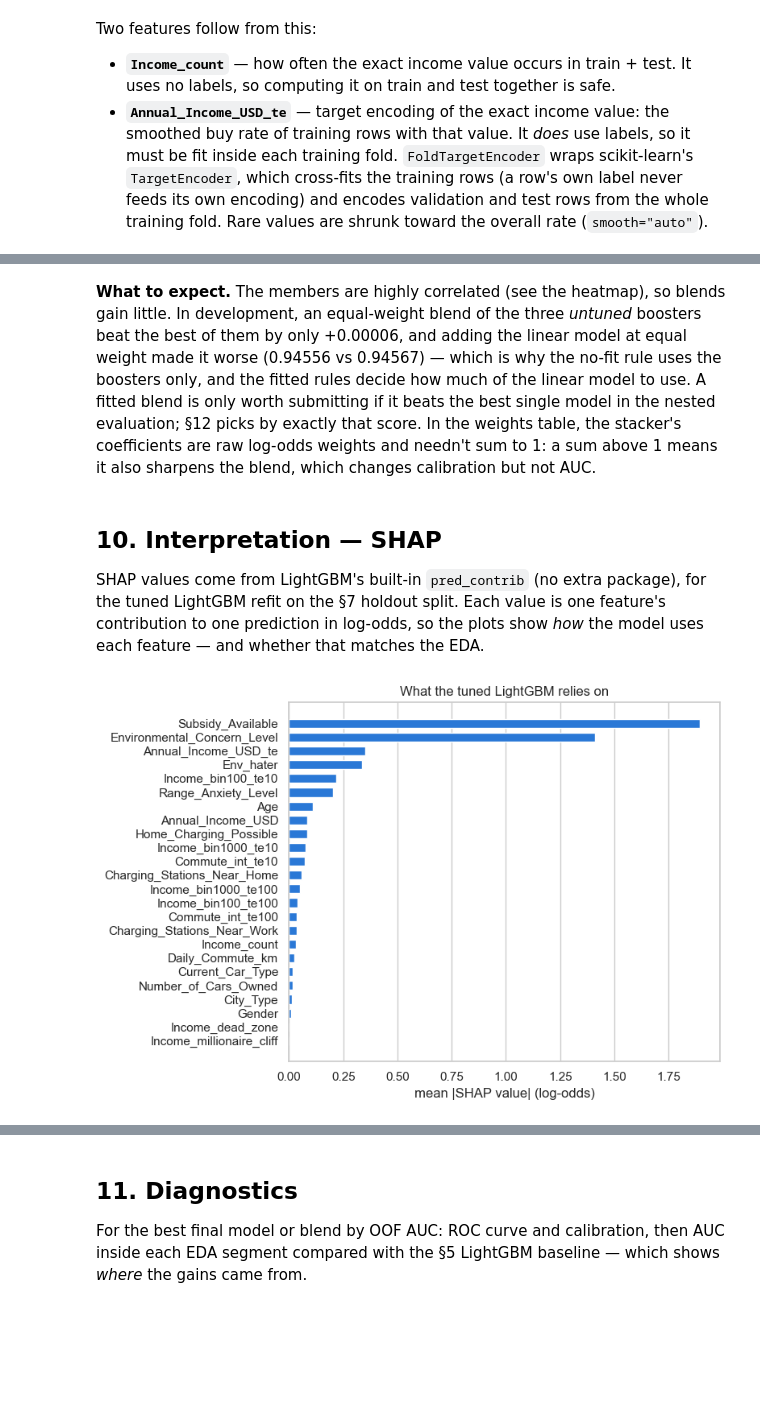
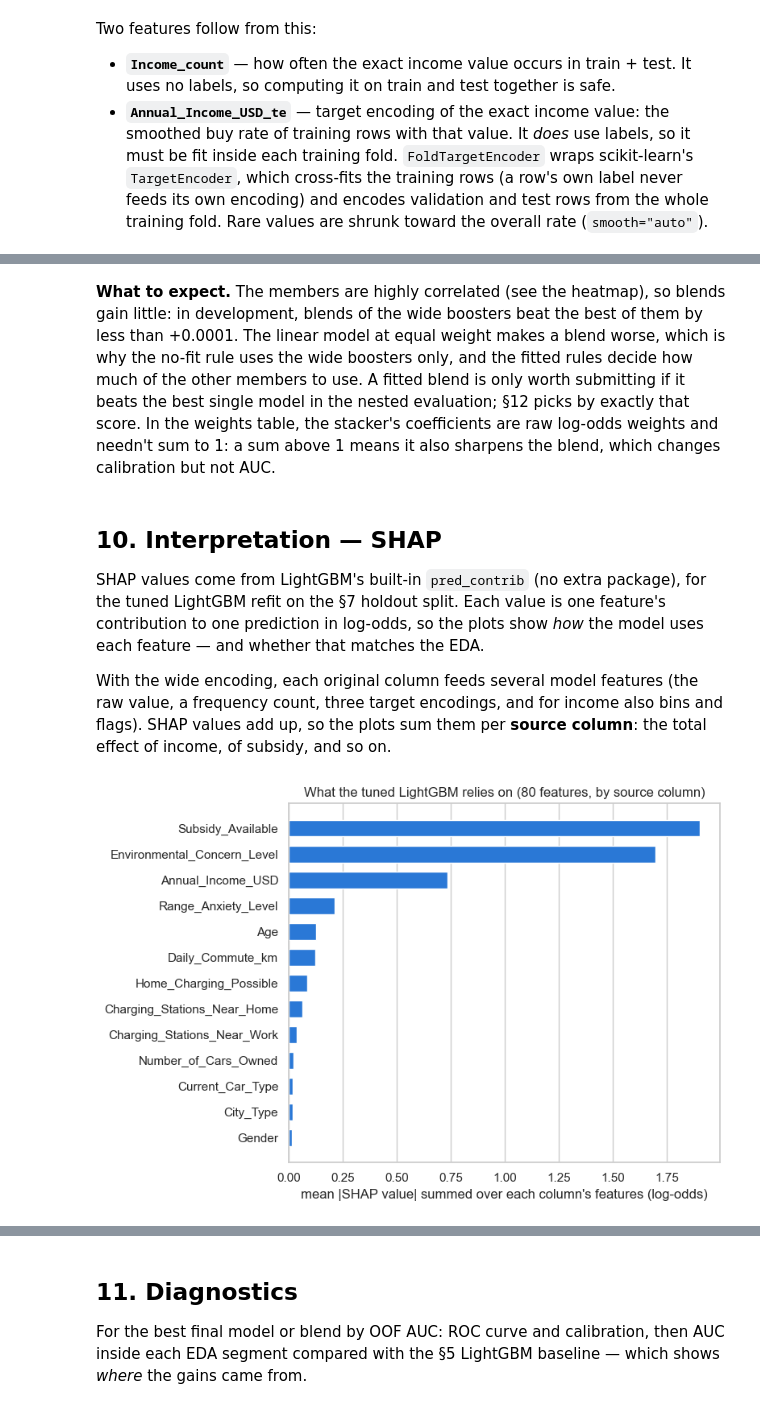
Before and after one commit to kphotchara/Predicting-Electric-Vehicle-Purchases, a Jupyter notebook: model.ipynb, the cells around one changed output, grey strips where cells are left out. Saved outputs shown, nothing was run; the diff lists cells and outputs as text; code cells hidden in the pictures; blank space fills up the shorter version.

```diff
--- a/model.ipynb
+++ b/model.ipynb
@@ -1021,13 +1260,12 @@ All three boosters are tuned with Optuna's TPE sampler. To keep a trial cheap:
 Trials are stored in `artifacts/optuna.db`: re-running this section resumes the studies instead of
 repeating them. Change `STUDY_VERSION` after changing the feature set so old trials aren't reused.
 # %%
-STUDY_VERSION = "income_te_bins_v1"  # bumped: §6 found magic flags + multi-scale bins worth keeping
+STUDY_VERSION = "wide_v1"  # bumped: §7–8 now use the §6 wide encoding
 OPTUNA_STORAGE = f"sqlite:///{ARTIFACTS / 'optuna.db'}"
 BEST_PARAMS_PATH = ARTIFACTS / "best_params.json"
 TUNING_LR = 0.1
 
-X_final = add_income_commute_bins(add_magic_flags(X_fe))
-X_test_final = add_income_commute_bins(add_magic_flags(X_test_fe))
+X_final, X_test_final = X_wide, X_test_wide
 
 hold_trn, hold_val = folds[0]
 y_h_trn, y_h_val = y[hold_trn], y[hold_val]
@@ -1037,12 +1275,12 @@ _captured = {}
 
 def _capture_fit_fold(X_trn, y_trn, X_val, y_val):
     """Stand-in for a real fit: just records the encoded frames so tuning reuses the exact same
-    encoding chain (income TE + multi-scale bin TE) as the final models, instead of a second copy."""
+    encoding chain (the wide encoding) as the final models, instead of a second copy."""
     _captured["X_trn"], _captured["X_val"] = X_trn, X_val
     return (lambda d: d), None
 
 
-with_target_encoding_and_bins(_capture_fit_fold)(X_final.iloc[hold_trn], y_h_trn, X_final.iloc[hold_val], y_h_val)
+with_wide_encoding(_capture_fit_fold)(X_final.iloc[hold_trn], y_h_trn, X_final.iloc[hold_val], y_h_val)
 H_trn, H_val = _captured["X_trn"], _captured["X_val"]
 H_trn_cb, H_val_cb = catboost_frame(H_trn), catboost_frame(H_val)
 
@@ -1051,8 +1289,8 @@ def lgbm_objective(trial):
     params = dict(
         num_leaves=trial.suggest_int("num_leaves", 4, 64, log=True),
         max_depth=trial.suggest_int("max_depth", 2, 8),
-        min_child_samples=trial.suggest_int("min_child_samples", 20, 1000, log=True),
-        feature_fraction=trial.suggest_float("feature_fraction", 0.4, 1.0),
+        min_child_samples=trial.suggest_int("min_child_samples", 5, 1000, log=True),
+        feature_fraction=trial.suggest_float("feature_fraction", 0.1, 0.8),
         bagging_fraction=trial.suggest_float("bagging_fraction", 0.5, 1.0),
         lambda_l1=trial.suggest_float("lambda_l1", 1e-3, 10.0, log=True),
         lambda_l2=trial.suggest_float("lambda_l2", 1e-3, 30.0, log=True),
@@ -1067,7 +1305,7 @@ def xgb_objective(trial):
         max_depth=trial.suggest_int("max_depth", 2, 8),
         min_child_weight=trial.suggest_float("min_child_weight", 1.0, 200.0, log=True),
         subsample=trial.suggest_float("subsample", 0.5, 1.0),
-        colsample_bytree=trial.suggest_float("colsample_bytree", 0.4, 1.0),
+        colsample_bytree=trial.suggest_float("colsample_bytree", 0.1, 0.8),
         reg_lambda=trial.suggest_float("reg_lambda", 1e-3, 50.0, log=True),
         reg_alpha=trial.suggest_float("reg_alpha", 1e-3, 10.0, log=True),
     )
@@ -1086,6 +1324,7 @@ def catboost_objective(trial):
         random_strength=trial.suggest_float("random_strength", 0.1, 10.0, log=True),
         # CatBoost's default MVS bootstrap uses `subsample`; `bagging_temperature` would be silently ignored
         subsample=trial.suggest_float("subsample", 0.5, 1.0),
+        rsm=trial.suggest_float("rsm", 0.1, 0.8),  # CatBoost's column sample
     )
     model = CatBoostClassifier(
         **{**CATBOOST_BASE_PARAMS, **params, "iterations": 4000, "learning_rate": TUNING_LR},
@@ -1438,8 +1721,8 @@ Blend: LR stacker  vs  XGBoost (tuned): +0.00008 ± 0.00003   per fold [1.1e-04
 # %% [markdown]
-**What to expect.** The members are highly correlated (see the heatmap), so blends gain little. In
-development, an equal-weight blend of the three *untuned* boosters beat the best of them by only +0.00006,
-and adding the linear model at equal weight made it worse (0.94556 vs 0.94567) — which is why the no-fit rule
-uses the boosters only, and the fitted rules decide how much of the linear model to use. A fitted blend is
+**What to expect.** The members are highly correlated (see the heatmap), so blends gain little: in
+development, blends of the wide boosters beat the best of them by less than +0.0001. The linear model at equal
+weight makes a blend worse, which is why the no-fit rule uses the wide boosters only, and the fitted rules
+decide how much of the other members to use. A fitted blend is
 only worth submitting if it beats the best single model in the nested evaluation; §12 picks by exactly that
 score. In the weights table, the stacker's coefficients are raw log-odds weights and needn't sum to 1: a sum
 above 1 means it also sharpens the blend, which changes calibration but not AUC.
@@ -1449,27 +1732,44 @@ above 1 means it also sharpens the blend, which changes calibration but not AUC.
 SHAP values come from LightGBM's built-in `pred_contrib` (no extra package), for the tuned LightGBM refit
 on the §7 holdout split. Each value is one feature's contribution to one prediction in log-odds, so the
 plots show *how* the model uses each feature — and whether that matches the EDA.
+
+With the wide encoding, each original column feeds several model features (the raw value, a frequency
+count, three target encodings, and for income also bins and flags). SHAP values add up, so the plots sum
+them per **source column**: the total effect of income, of subsidy, and so on.
 # %%
 explain_model = lgb_fit(
     lgb.LGBMClassifier(
         **{**LGB_BASE_PARAMS, **best_params["lightgbm"], "learning_rate": FINAL_LR["lightgbm"], "n_estimators": 20000}
     ),
     H_trn, y_h_trn, H_val, y_h_val, stopping_rounds=300,
 )
 shap_sample = H_val.sample(20_000, random_state=SEED)
 contrib = explain_model.predict(shap_sample, pred_contrib=True)  # last column is the base value
 shap_values = pd.DataFrame(contrib[:, :-1], columns=shap_sample.columns, index=shap_sample.index)
-mean_abs_shap = shap_values.abs().mean().sort_values()
+
+DERIVED_PREFIXES = {"Income_": "Annual_Income_USD", "Commute_": "Daily_Commute_km", "Env_hater": "Environmental_Concern_Level"}
+
+
+def source_column(feature):
+    """The original column a model feature was derived from (longest name first, so prefixes can't collide)."""
+    for col in sorted(FEATURES, key=len, reverse=True):
+        if feature.startswith(col):
+            return col
+    return next(col for prefix, col in DERIVED_PREFIXES.items() if feature.startswith(prefix))
+
+
+shap_by_source = shap_values.T.groupby(shap_values.columns.map(source_column)).sum().T
+mean_abs_shap = shap_by_source.abs().mean().sort_values()
 
 fig, ax = plt.subplots(figsize=(8, 5.5))
 ax.barh(mean_abs_shap.index, mean_abs_shap.values, color=COLORS[0], height=0.65)
 ax.grid(axis="y", visible=False)
-ax.set_xlabel("mean |SHAP value| (log-odds)")
-ax.set_title("What the tuned LightGBM relies on")
+ax.set_xlabel("mean |SHAP value| summed over each column's features (log-odds)")
+ax.set_title(f"What the tuned LightGBM relies on ({shap_values.shape[1]} features, by source column)")
 plt.tight_layout()
 plt.show()
 # %% [output]
-[figure, old version]
+[figure, new version]
 # %%
 dependence_cols = [
     "Environmental_Concern_Level",
```
Also changed, not shown: parts of 45 cells of this notebook.
